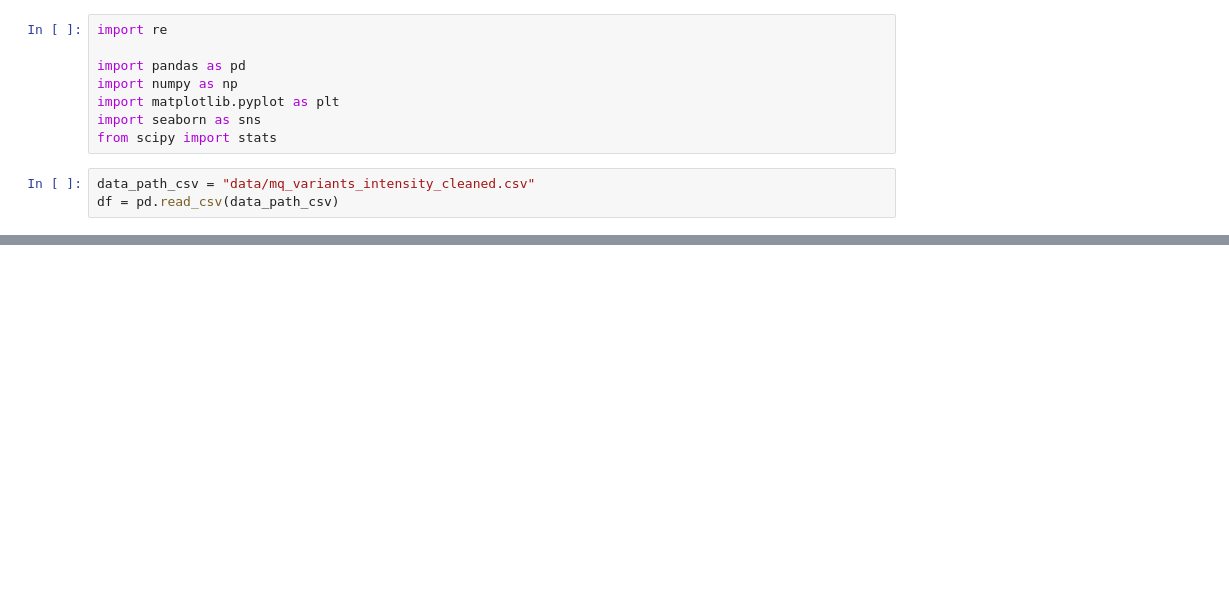
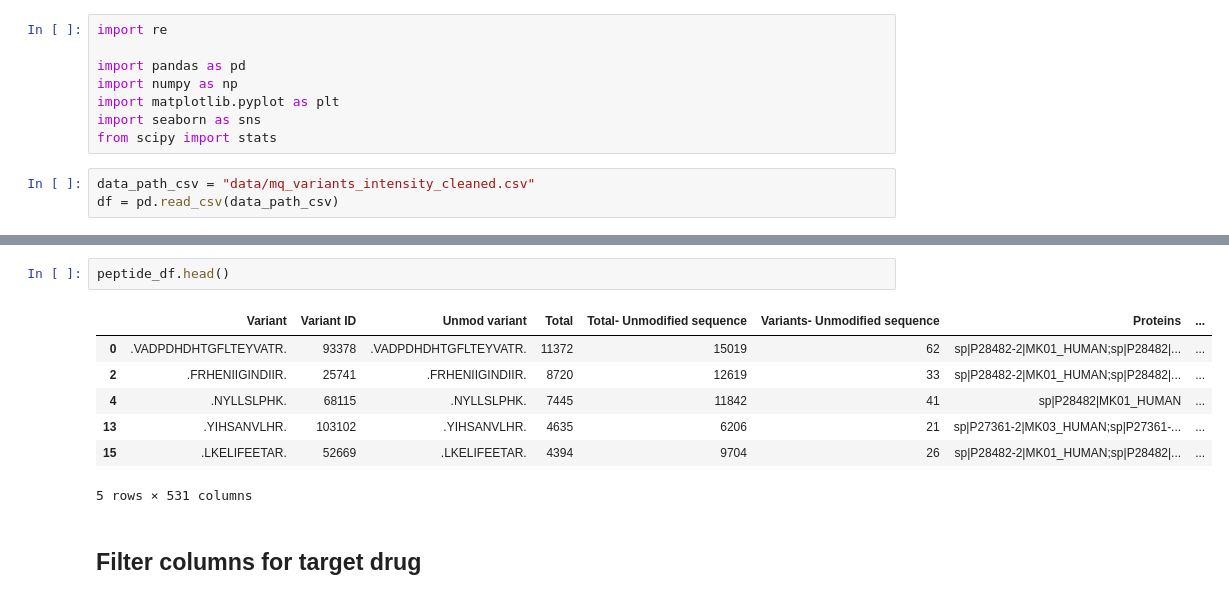
Before and after one commit to aaron-ang/CSE291-Sp25, a Jupyter notebook: run_test.ipynb, the cells around one changed output, grey strips where cells are left out. Cells and saved outputs as stored; diff of their text form; blank space fills up the shorter version.

```diff
--- a/run_test.ipynb
+++ b/run_test.ipynb
@@ -34,3 +36,15 @@ Found 786 peptides associated with protein P28482.
+# %%
+peptide_df.head()
+# %% [output]
+|  | Variant | Variant ID | Unmod variant | Total | Total- Unmodified sequence | Variants- Unmodified sequence | Proteins | ... |
+| 0 | .VADPDHDHTGFLTEYVATR. | 93378 | .VADPDHDHTGFLTEYVATR. | 11372 | 15019 | 62 | sp|P28482-2|MK01_HUMAN;sp|P28482|... | ... |
+| 2 | .FRHENIIGINDIIR. | 25741 | .FRHENIIGINDIIR. | 8720 | 12619 | 33 | sp|P28482-2|MK01_HUMAN;sp|P28482|... | ... |
+| 4 | .NYLLSLPHK. | 68115 | .NYLLSLPHK. | 7445 | 11842 | 41 | sp|P28482|MK01_HUMAN | ... |
+| 13 | .YIHSANVLHR. | 103102 | .YIHSANVLHR. | 4635 | 6206 | 21 | sp|P27361-2|MK03_HUMAN;sp|P27361-... | ... |
+| 15 | .LKELIFEETAR. | 52669 | .LKELIFEETAR. | 4394 | 9704 | 26 | sp|P28482-2|MK01_HUMAN;sp|P28482|... | ... |
+5 rows × 531 columns
+# %% [markdown]
+## Filter columns for target drug
 # %%
 all_cols = peptide_df.columns.to_series()
 
```
Also changed, not shown: parts of 14 cells of this notebook, 1 other file.
